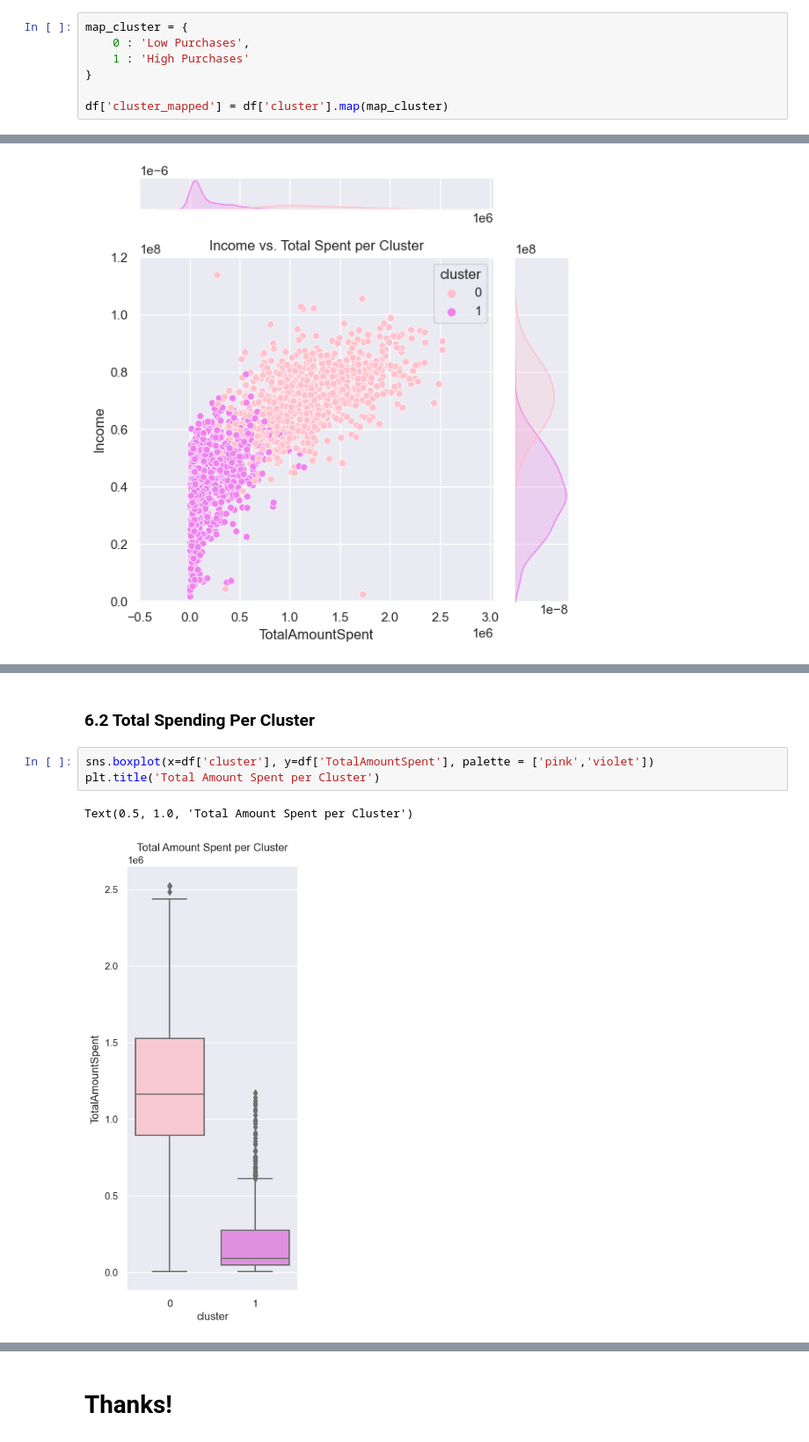
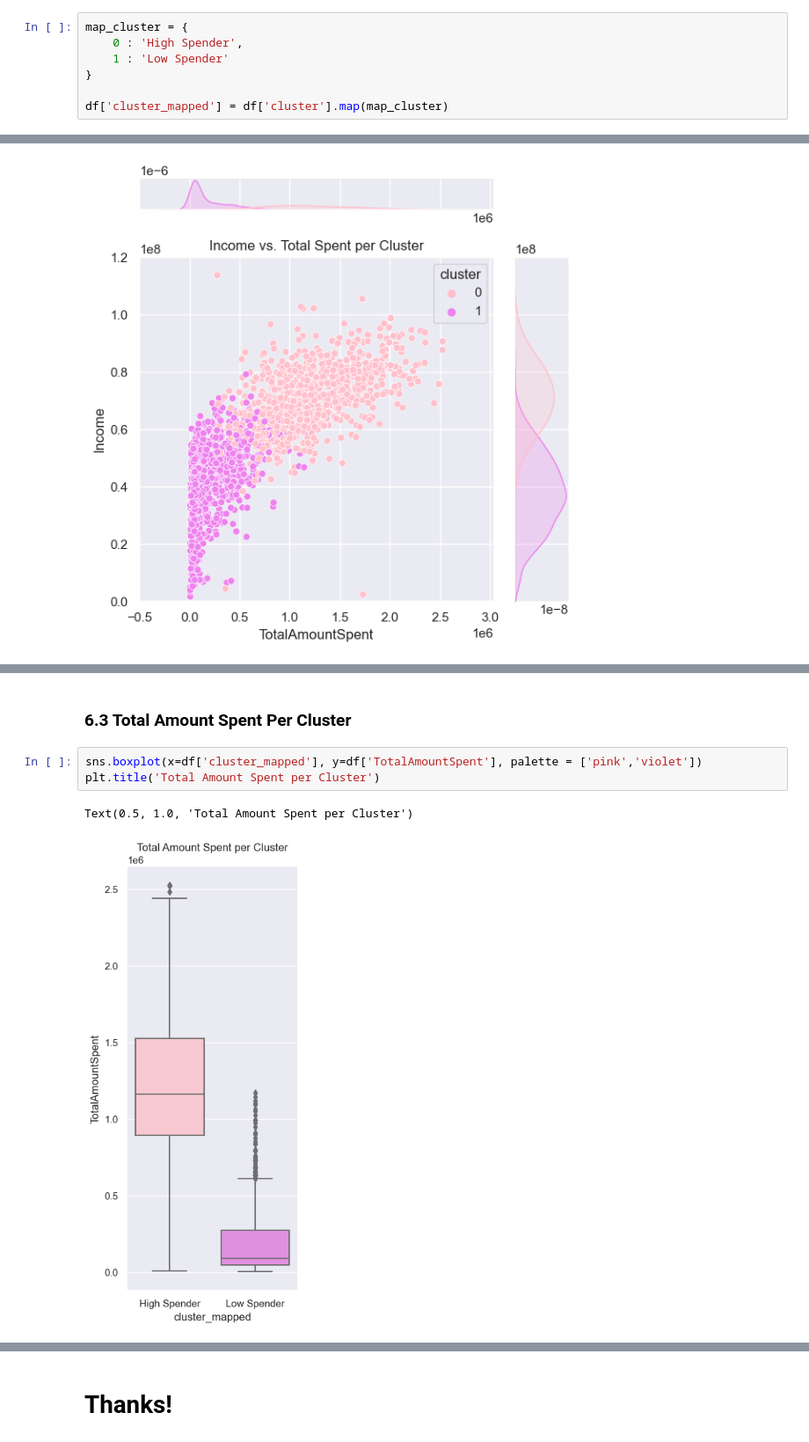
Before and after one commit to dishaadis/Predict-Customer-Personality-by-Using-K-Means, a Jupyter notebook: Notebook/Predict Customer Personality Using K-Means.ipynb, the cells around one changed output, grey strips where cells are left out. Shown at 88% size. Saved outputs shown, nothing was run; the diff lists cells and outputs as text.

```diff
--- a/Notebook/Predict Customer Personality Using K-Means.ipynb
+++ b/Notebook/Predict Customer Personality Using K-Means.ipynb
@@ -541,7 +528,7 @@ df.groupby('cluster')['Income','TotalAmountSpent','TotalPurchases','TotalAccepte
 # %%
 map_cluster = {
-    0 : 'Low Purchases',
-    1 : 'High Purchases'
+    0 : 'High Spender',
+    1 : 'Low Spender'
 }
 
 df['cluster_mapped'] = df['cluster'].map(map_cluster)
@@ -572,9 +641,9 @@ plt.ylim(0, 120000000)
 # %% [markdown]
-### 6.2 Total Spending Per Cluster
+### 6.3 Total Amount Spent Per Cluster
 # %%
-sns.boxplot(x=df['cluster'], y=df['TotalAmountSpent'], palette = ['pink','violet'])
+sns.boxplot(x=df['cluster_mapped'], y=df['TotalAmountSpent'], palette = ['pink','violet'])
 plt.title('Total Amount Spent per Cluster')
 # %% [output]
 Text(0.5, 1.0, 'Total Amount Spent per Cluster')
-[figure, old version]
+[figure, new version]
 # %% [markdown]
```
Also changed, not shown: parts of 24 cells of this notebook.
